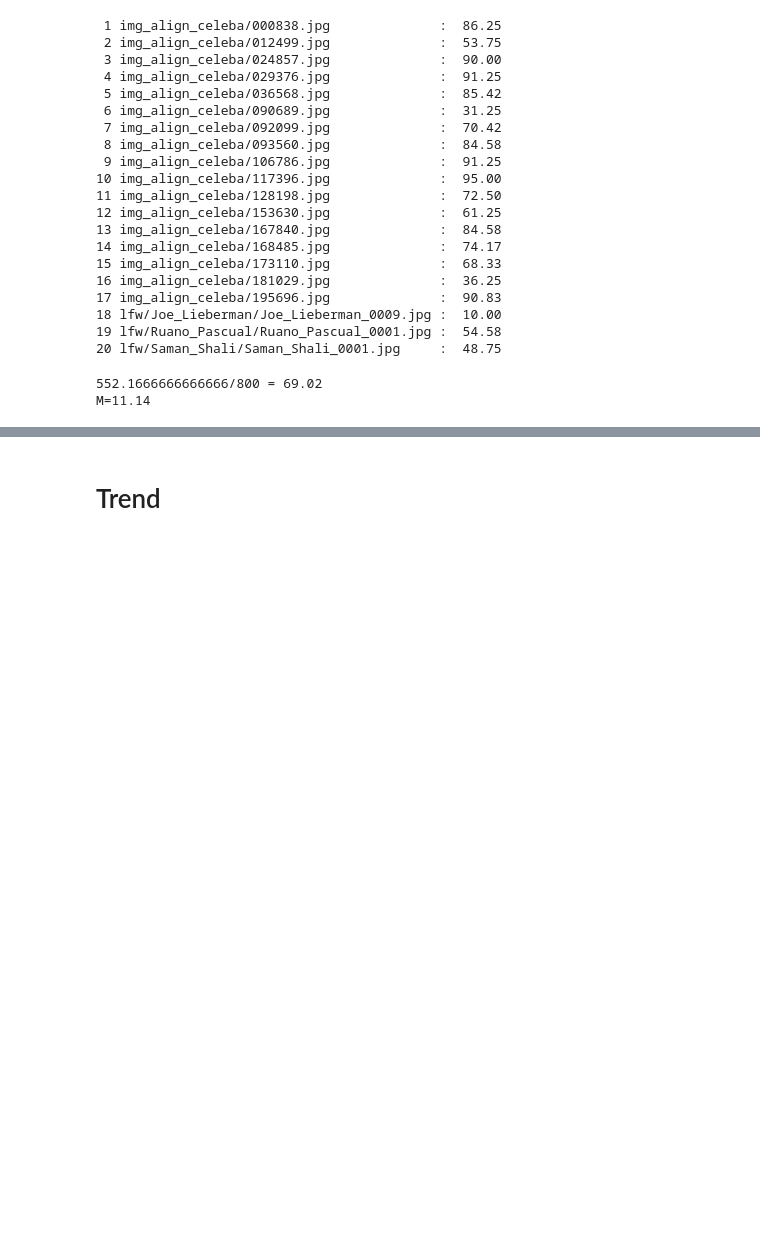
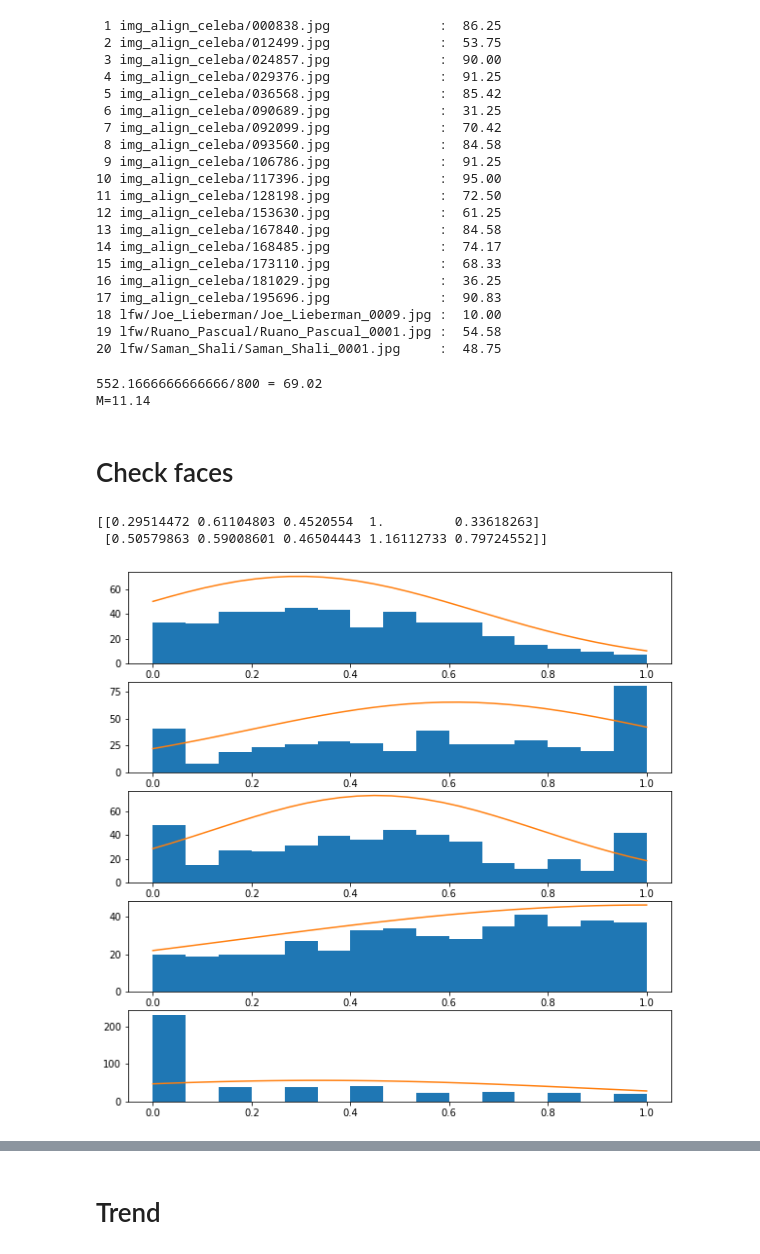
Before and after one commit to stefandirnstorfer/paramoji, a Jupyter notebook: results/EncodingB.ipynb, the cells around one changed output, grey strips where cells are left out. Cells and saved outputs as stored; diff of their text form; code cells hidden in the pictures; blank space fills up the shorter version.

```diff
--- a/results/EncodingB.ipynb
+++ b/results/EncodingB.ipynb
@@ -235,3 +222,19 @@ print(f"M={y/(total/successes-1):.2f}")
 # %% [output]
 552.1666666666666/800 = 69.02
 M=11.14
+# %% [markdown]
+# Check faces
+# %%
+face="img_align_celeba/036568.jpg"
+index=faces.index(face)
+print(RESULT[index])
+DATA= np.array([a['selected'] for a in get_data(data, face)])
+fig, ax = plt.subplots(5,1, figsize=(10,10))
+x = np.linspace(0,1,30)
+for i in range(5):
+    ax[i].hist(DATA[:,i],15)
+    ax[i].plot(x,50/np.sqrt(RESULT[index,1,i])*np.exp(-(x-RESULT[index,0,i])**2/RESULT[index,1,i]**2))
+# %% [output]
+[[0.29514472 0.61104803 0.4520554  1.         0.33618263]
+ [0.50579863 0.59008601 0.46504443 1.16112733 0.79724552]]
+[figure, added]
```
Also changed, not shown: parts of 7 cells of this notebook, 25 other files.
